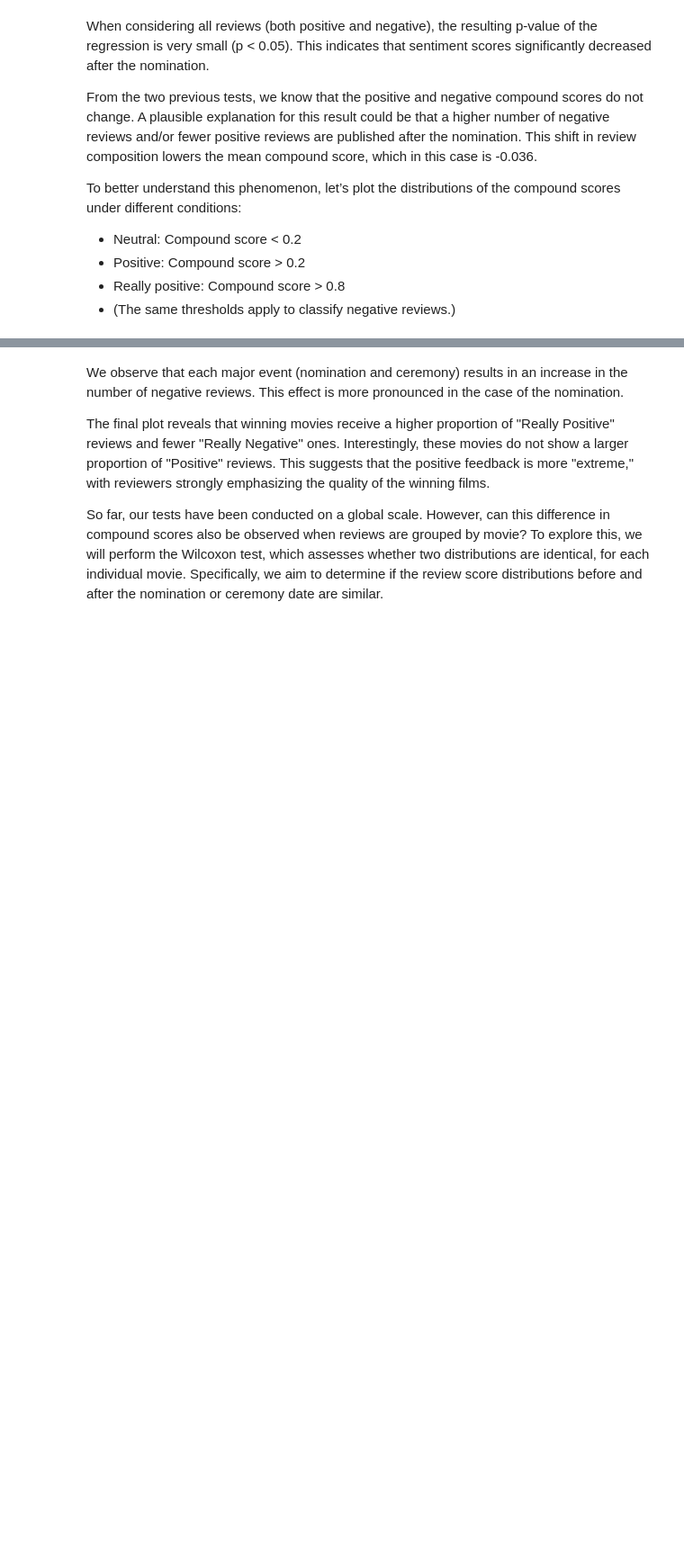
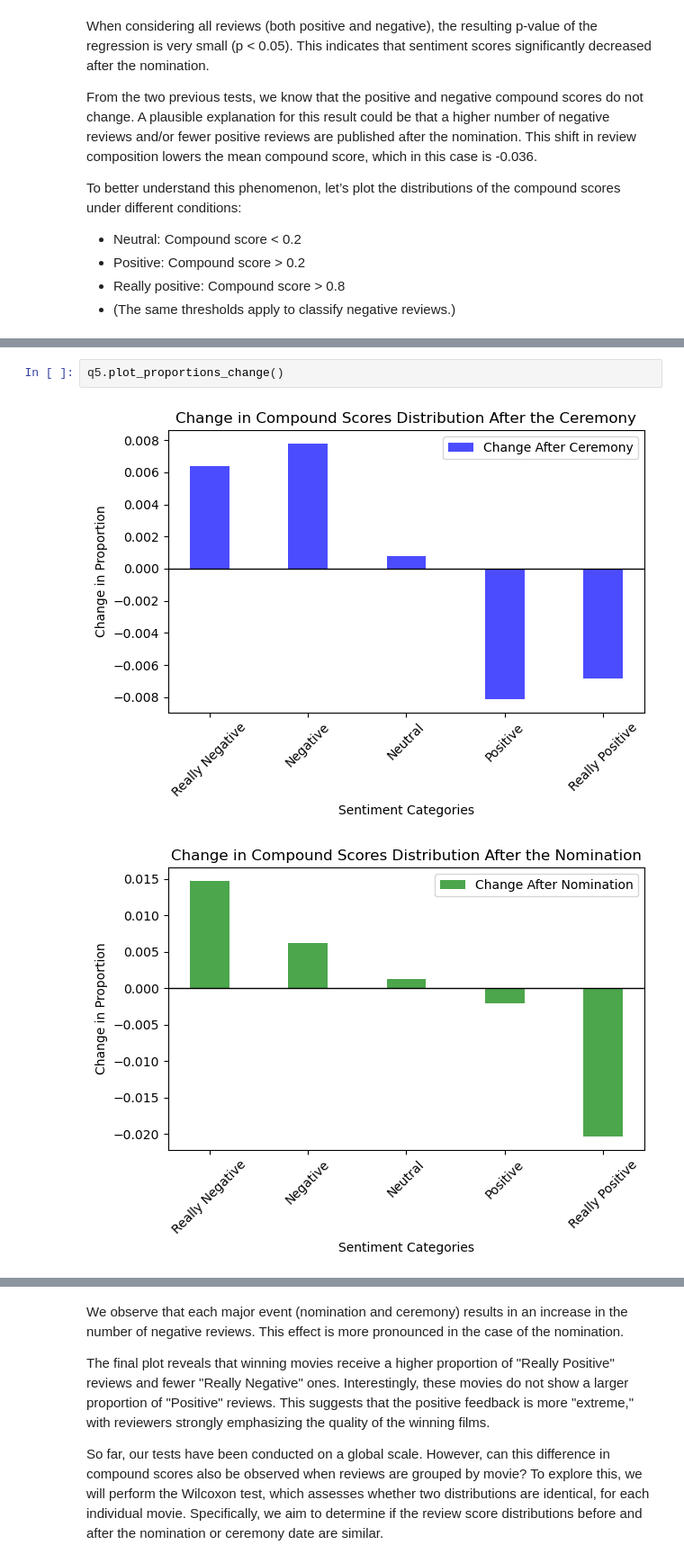
Before and after one commit to epfl-ada/ada-2024-project-badaboum, a Jupyter notebook: question5.ipynb, the cells around one changed output, grey strips where cells are left out. Shown at 90% size. Cells and saved outputs as stored; diff of their text form; blank space fills up the shorter version.

Commit message:
feat: change bar plot for change in distribution

```diff
--- a/question5.ipynb
+++ b/question5.ipynb
@@ -110,0 +102,5 @@ q5.plot_proportions()
+# %%
+q5.plot_proportions_change()
+# %% [output]
+[figure, added]
+[figure, added]
```
Also changed, not shown: parts of 5 cells of this notebook, 2 other files.
